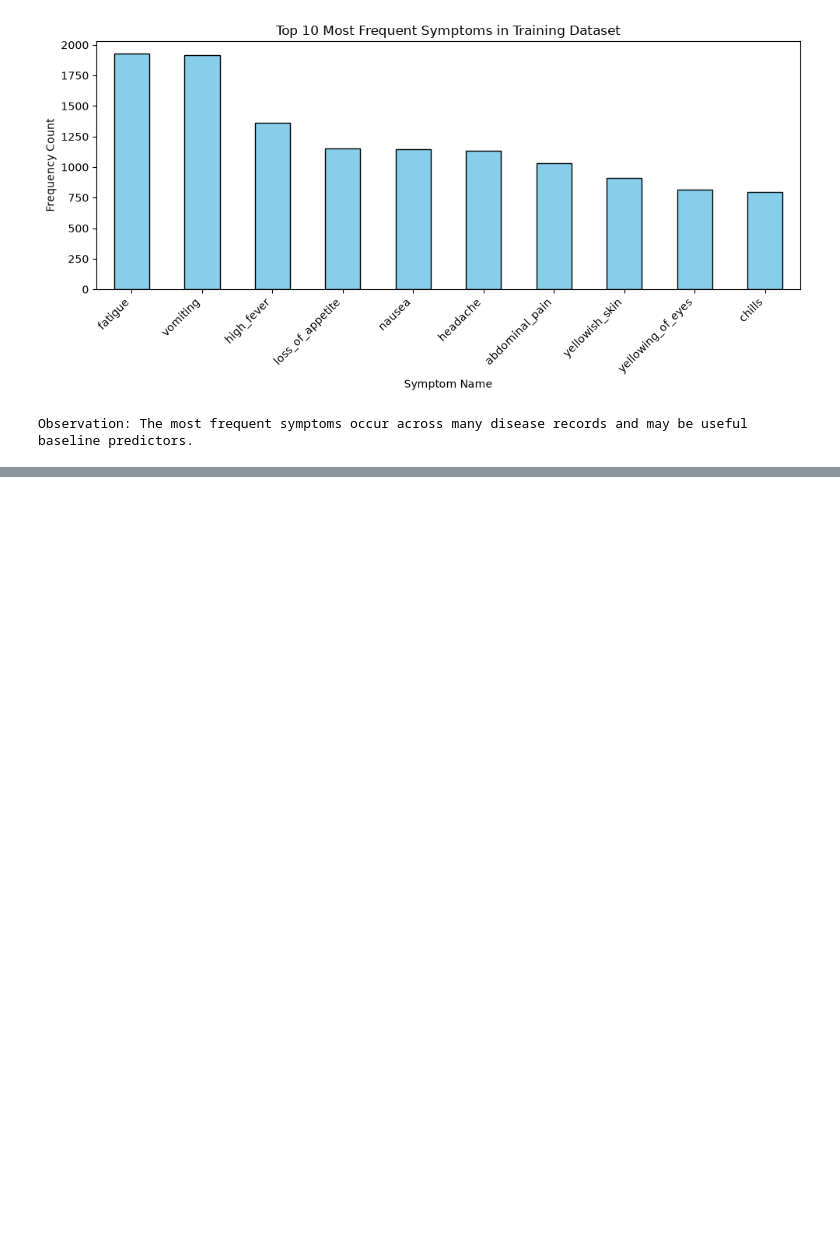
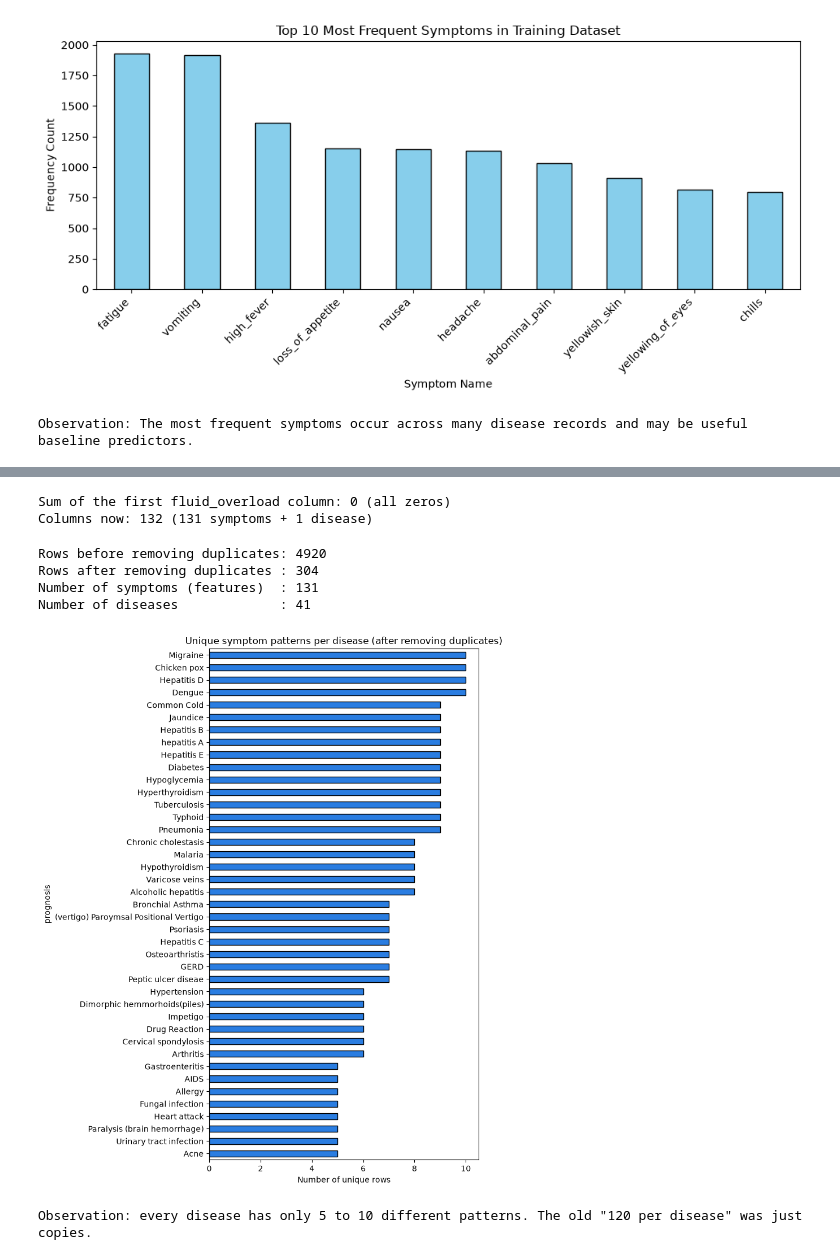
Before and after one commit to Sarvan-Singh7/Desease-Prediction-System-using-ML, a Jupyter notebook: ML.ipynb, the cells around one changed output, grey strips where cells are left out. Cells and saved outputs as stored; diff of their text form; code cells hidden in the pictures; blank space fills up the shorter version.

```diff
--- a/ML.ipynb
+++ b/ML.ipynb
@@ -285,0 +222,45 @@ The symptom dataset was inspected, cleaned, transformed into binary machine-lear
+# %%
+# 1) Remove the empty duplicate column 'fluid_overload' and keep the real one ('fluid_overload.1')
+if 'fluid_overload.1' in df_train.columns:
+    print('Sum of the first fluid_overload column:', df_train['fluid_overload'].sum(), '(all zeros)')
+    df_train = df_train.drop(columns='fluid_overload')
+    df_train = df_train.rename(columns={'fluid_overload.1': 'fluid_overload'})
+
+# 2) Remove spaces inside column names:  'dischromic _patches' -> 'dischromic_patches'
+df_train.columns = df_train.columns.str.replace(' ', '')
+
+# 3) Remove extra spaces from disease names
+df_train['prognosis'] = df_train['prognosis'].str.replace(r'\s+', ' ', regex=True).str.strip()
+
+print('Columns now:', df_train.shape[1], '(131 symptoms + 1 disease)')
+# %% [output]
+Sum of the first fluid_overload column: 0 (all zeros)
+Columns now: 132 (131 symptoms + 1 disease)
+# %%
+# 4) Remove duplicate rows
+df_unique = df_train.drop_duplicates().reset_index(drop=True)
+
+print('Rows before removing duplicates:', len(df_train))
+print('Rows after removing duplicates :', len(df_unique))
+print('Number of symptoms (features)  :', df_unique.shape[1] - 1)
+print('Number of diseases             :', df_unique['prognosis'].nunique())
+# %% [output]
+Rows before removing duplicates: 4920
+Rows after removing duplicates : 304
+Number of symptoms (features)  : 131
+Number of diseases             : 41
+# %%
+# How many unique symptom patterns does each disease really have?
+pattern_counts = df_unique['prognosis'].value_counts().sort_values()
+
+plt.figure(figsize=(8, 10))
+pattern_counts.plot(kind='barh', color='#2a7de1', edgecolor='black')
+plt.title('Unique symptom patterns per disease (after removing duplicates)')
+plt.xlabel('Number of unique rows')
+plt.tight_layout()
+plt.show()
+
+print('Observation: every disease has only 5 to 10 different patterns. The old "120 per disease" was just copies.')
+# %% [output]
+[figure, added]
+Observation: every disease has only 5 to 10 different patterns. The old "120 per disease" was just copies.
```
Also changed, not shown: parts of 36 cells of this notebook.
